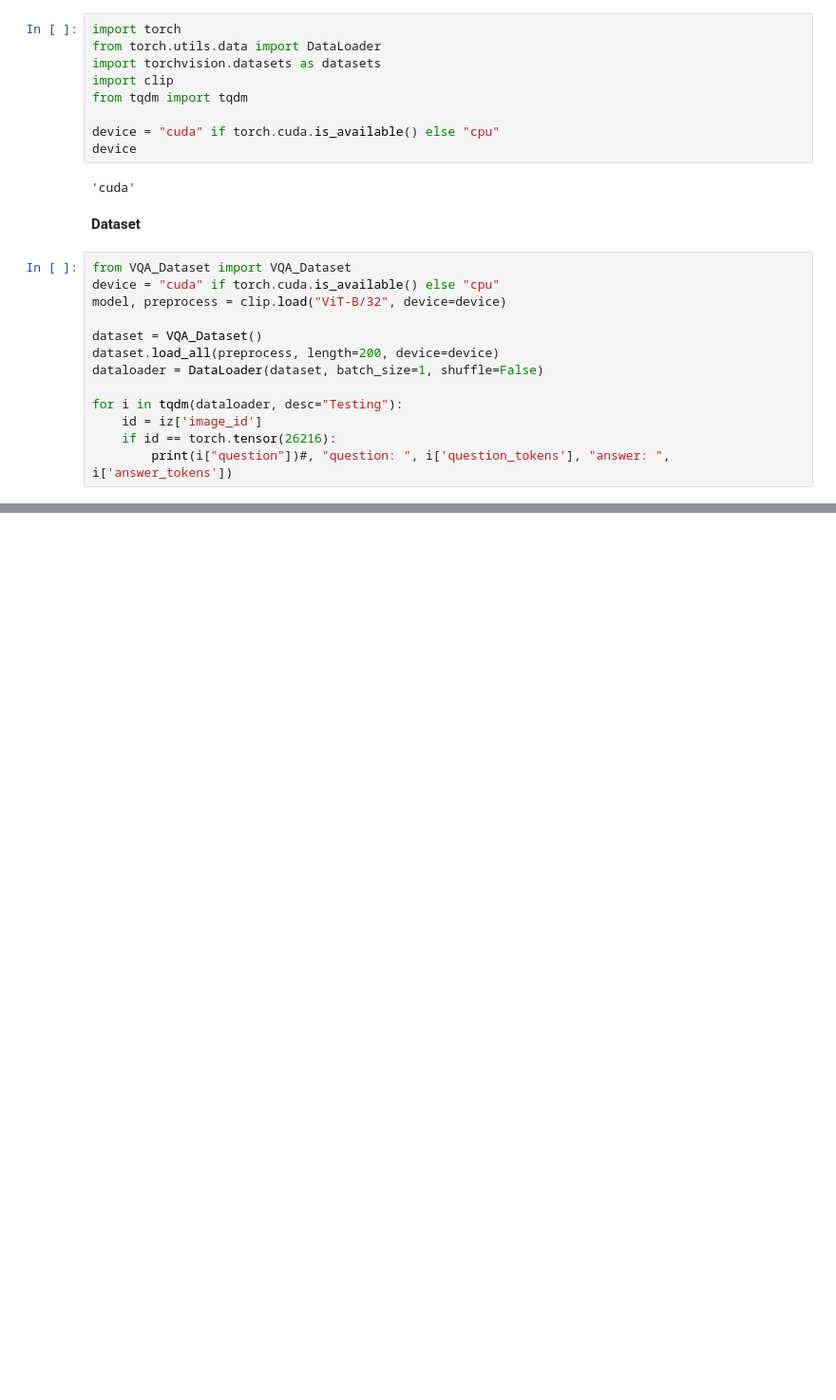
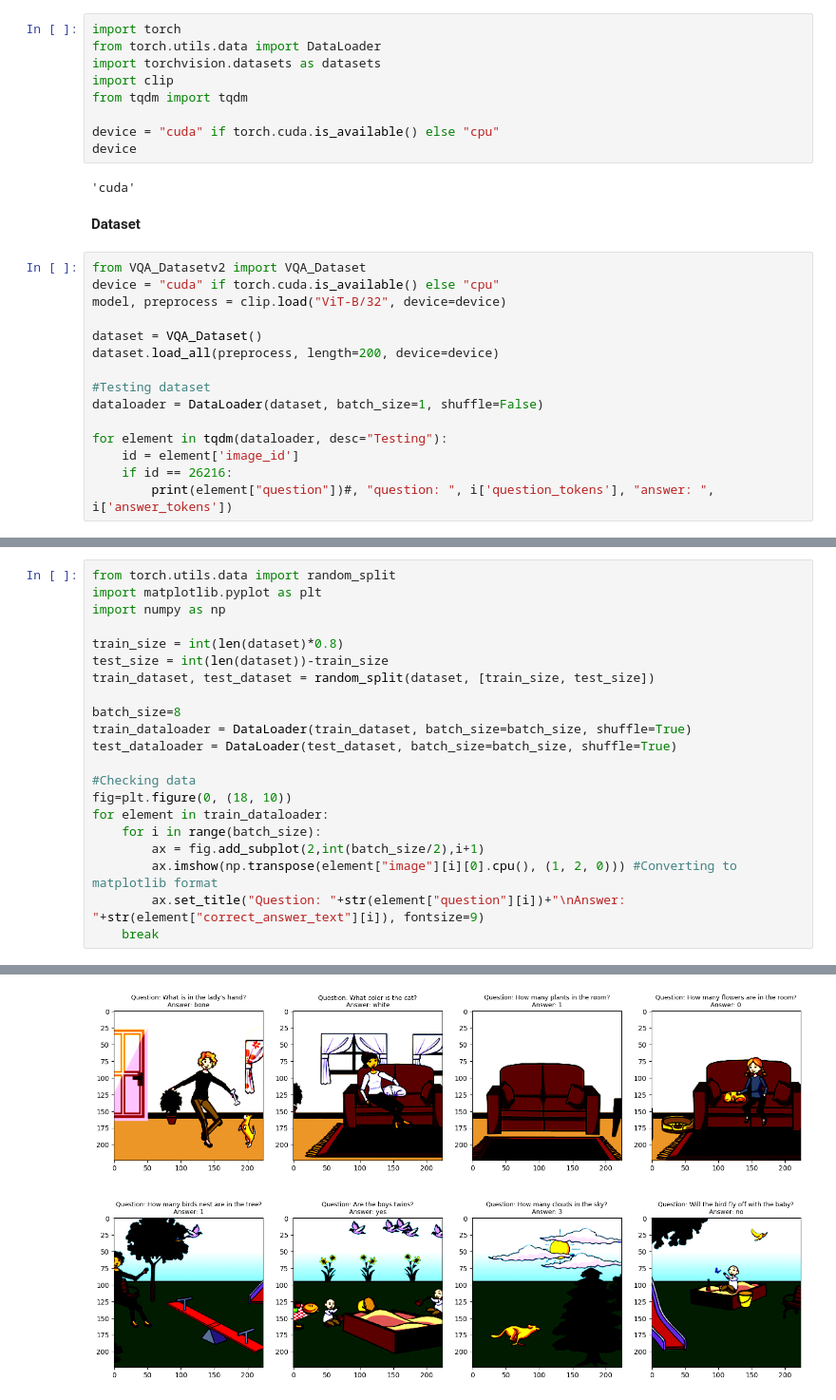
Before and after one commit to JansSolanoVega/Multiple-choice-VQA, a Jupyter notebook: NN_approach.ipynb, the cells around one changed output, grey strips where cells are left out. Shown at 95% size. Drawn from its saved outputs; the diff is of its cells as text; blank space fills up the shorter version.

Commit message:
Fixing bug in dataset: ´Correct´ answer for each question was wrong

```diff
--- a/NN_approach.ipynb
+++ b/NN_approach.ipynb
@@ -12,16 +12,18 @@ device
 # %% [markdown]
 **Dataset**
 # %%
-from VQA_Dataset import VQA_Dataset
+from VQA_Datasetv2 import VQA_Dataset
 device = "cuda" if torch.cuda.is_available() else "cpu"
 model, preprocess = clip.load("ViT-B/32", device=device)
 
 dataset = VQA_Dataset()
 dataset.load_all(preprocess, length=200, device=device)
+
+#Testing dataset
 dataloader = DataLoader(dataset, batch_size=1, shuffle=False)
 
-for i in tqdm(dataloader, desc="Testing"):
-    id = iz['image_id']
-    if id == torch.tensor(26216):
-        print(i["question"])#, "question: ", i['question_tokens'], "answer: ", i['answer_tokens'])
+for element in tqdm(dataloader, desc="Testing"):
+    id = element['image_id']
+    if id == 26216:
+        print(element["question"])#, "question: ", i['question_tokens'], "answer: ", i['answer_tokens'])
 # %% [output]
@@ -28,0 +35,22 @@ KeyError: 0
+# %%
+from torch.utils.data import random_split
+import matplotlib.pyplot as plt
+import numpy as np
+
+train_size = int(len(dataset)*0.8)
+test_size = int(len(dataset))-train_size
+train_dataset, test_dataset = random_split(dataset, [train_size, test_size])
+
+batch_size=8
+train_dataloader = DataLoader(train_dataset, batch_size=batch_size, shuffle=True)
+test_dataloader = DataLoader(test_dataset, batch_size=batch_size, shuffle=True)
+
+#Checking data
+fig=plt.figure(0, (18, 10))
+for element in train_dataloader:
+    for i in range(batch_size):
+        ax = fig.add_subplot(2,int(batch_size/2),i+1)
+        ax.imshow(np.transpose(element["image"][i][0].cpu(), (1, 2, 0))) #Converting to matplotlib format
+        ax.set_title("Question: "+str(element["question"][i])+"\nAnswer: "+str(element["correct_answer_text"][i]), fontsize=9)
+    break
+# %% [output]
@@ -28,0 +65 @@ KeyError: 0
+[figure, added]
```
Also changed, not shown: parts of 3 cells of this notebook, 1 other file.
